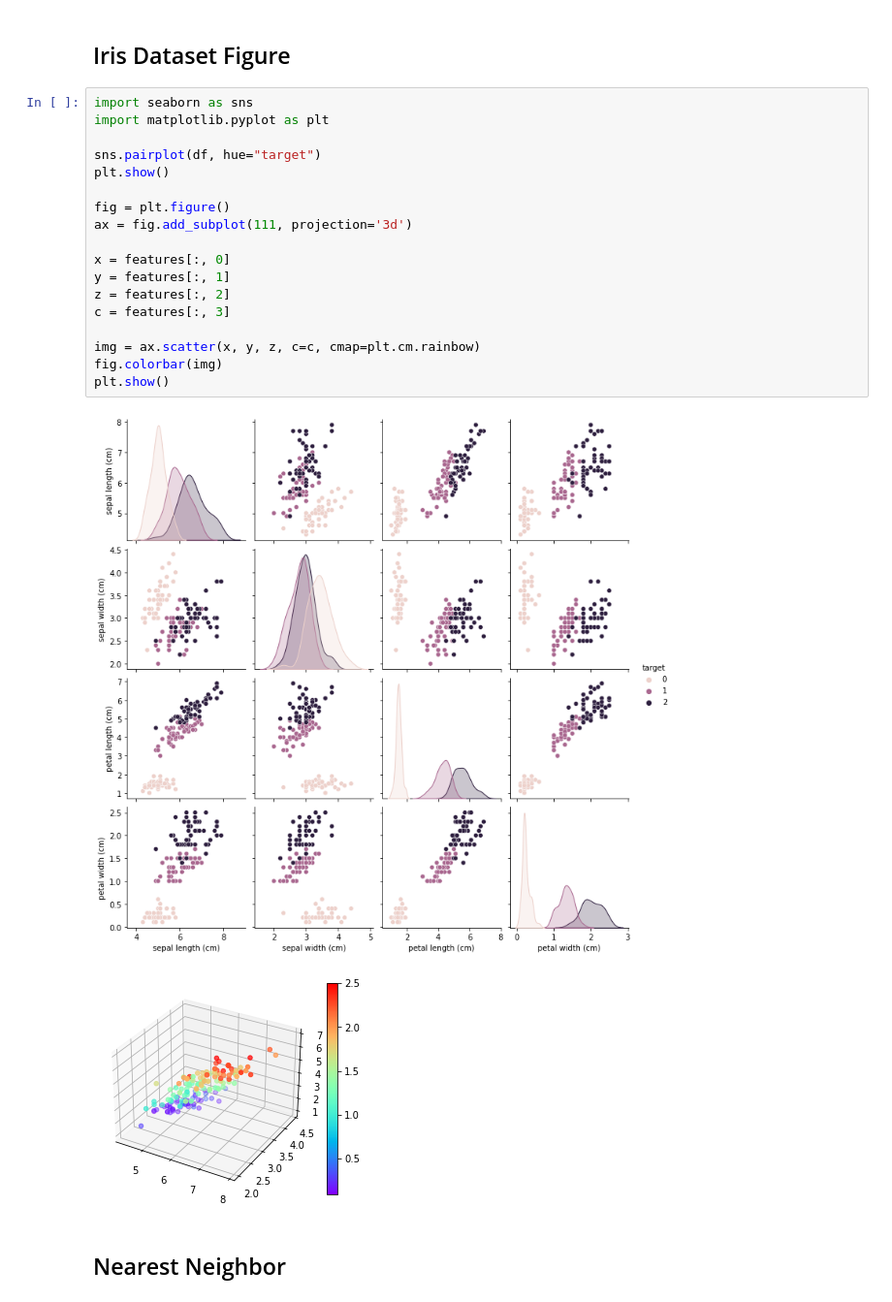
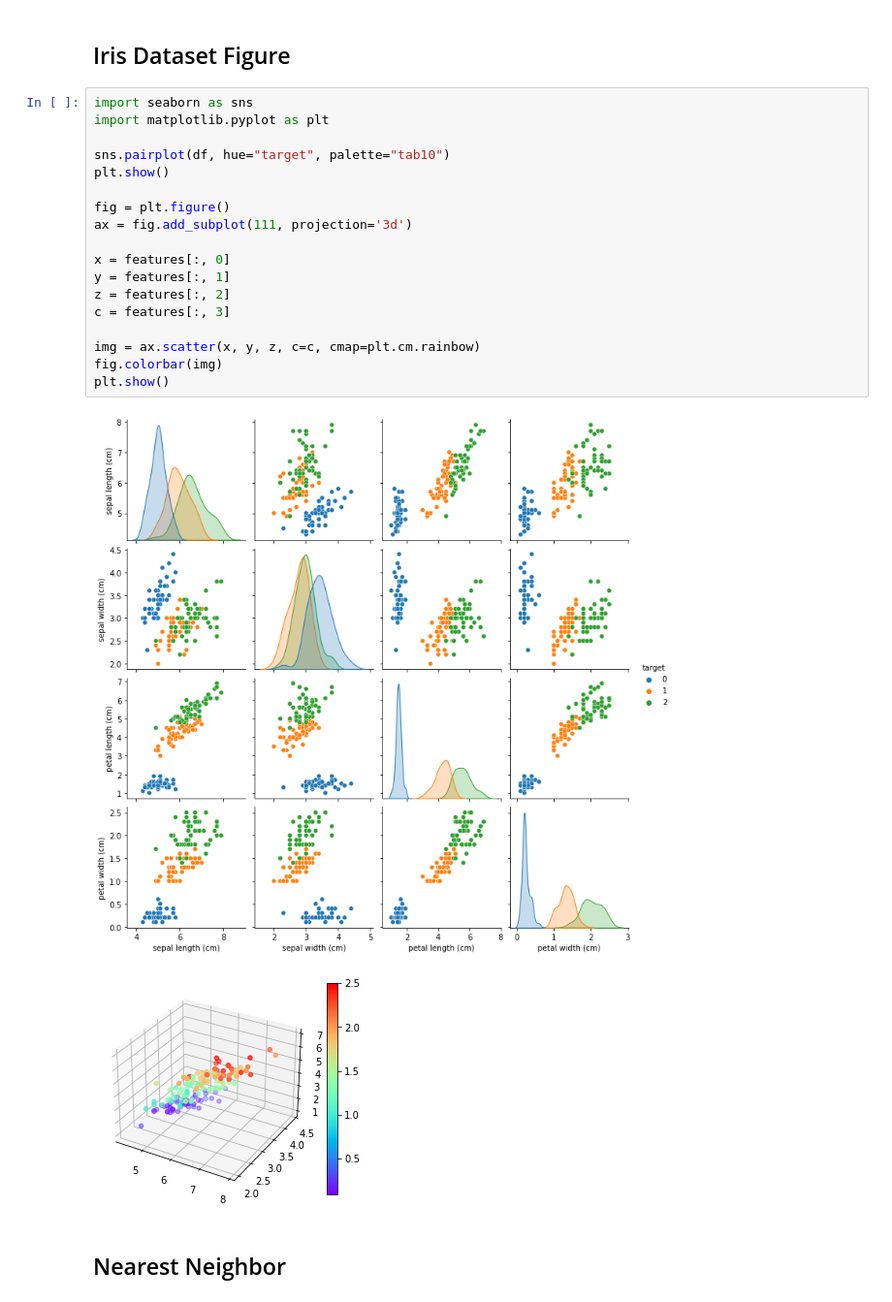
Before and after one commit to minercode625/Archive, a Jupyter notebook: ML/NN/Iris.ipynb, the cells around one changed output. Shown at 97% size. Cells and saved outputs as stored; diff of their text form.

```diff
--- a/ML/NN/Iris.ipynb
+++ b/ML/NN/Iris.ipynb
@@ -69,23 +65,23 @@ df
 # %%
 import seaborn as sns
 import matplotlib.pyplot as plt
 
-sns.pairplot(df, hue="target")
+sns.pairplot(df, hue="target", palette="tab10")
 plt.show()
 
 fig = plt.figure()
 ax = fig.add_subplot(111, projection='3d')
 
 x = features[:, 0]
 y = features[:, 1]
 z = features[:, 2]
 c = features[:, 3]
 
 img = ax.scatter(x, y, z, c=c, cmap=plt.cm.rainbow)
 fig.colorbar(img)
 plt.show()
 # %% [output]
-[figure, old version]
+[figure, new version]
 [figure]
 # %% [markdown]
 ## Nearest Neighbor
```
Also changed, not shown: parts of 8 cells of this notebook.
